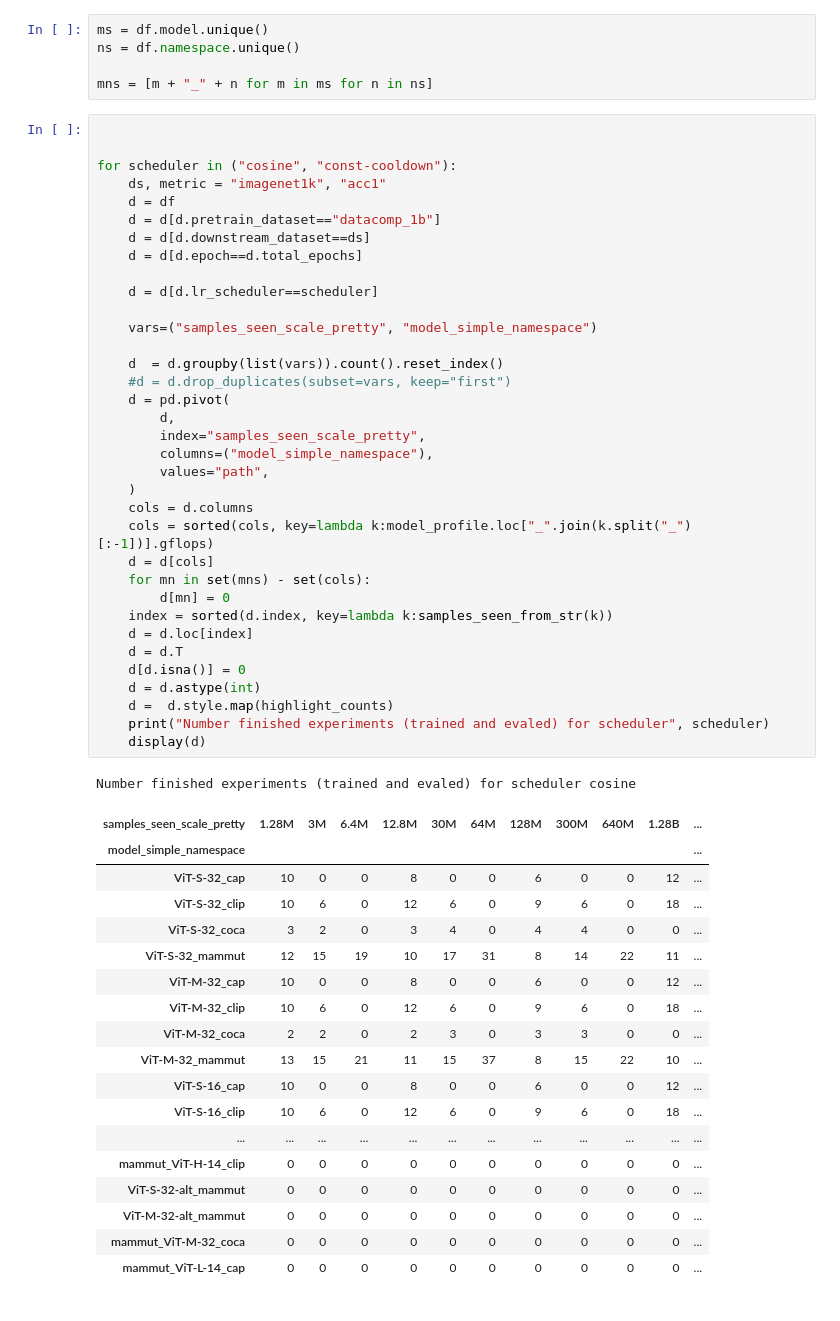
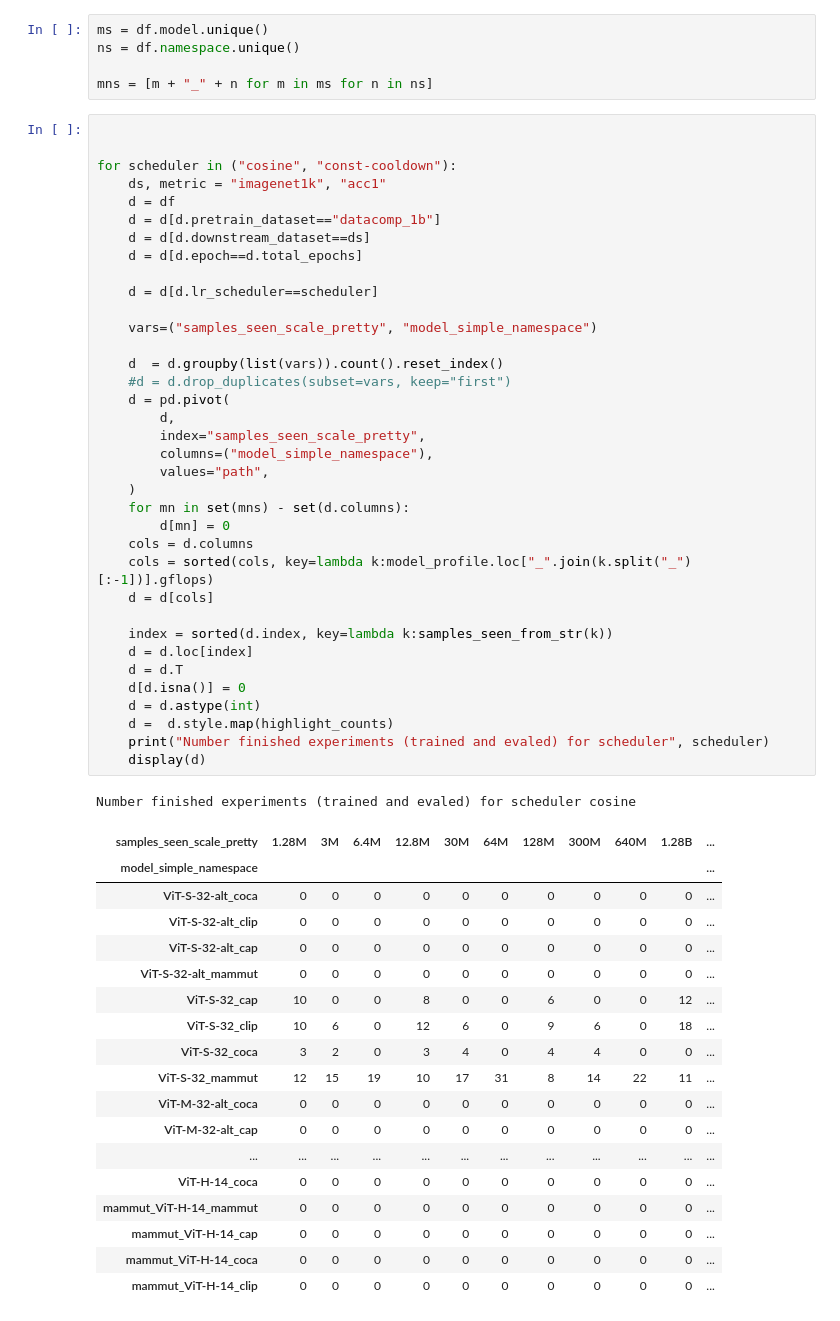
Before and after one commit to SLAMPAI/open_clip_scaling, a Jupyter notebook: overview.ipynb, the cells around one changed output. Drawn from its saved outputs; the diff is of its cells as text.

```diff
--- a/overview.ipynb
+++ b/overview.ipynb
@@ -66,51 +66,52 @@ for scheduler in ("cosine", "const-cooldown"):
     d = d[d.downstream_dataset==ds]
     d = d[d.epoch==d.total_epochs]
 
     d = d[d.lr_scheduler==scheduler]
 
     vars=("samples_seen_scale_pretty", "model_simple_namespace")
 
     d  = d.groupby(list(vars)).count().reset_index()
     #d = d.drop_duplicates(subset=vars, keep="first")
     d = pd.pivot(
         d,
         index="samples_seen_scale_pretty",
         columns=("model_simple_namespace"),
         values="path",
     )
+    for mn in set(mns) - set(d.columns):
+        d[mn] = 0
     cols = d.columns
     cols = sorted(cols, key=lambda k:model_profile.loc["_".join(k.split("_")[:-1])].gflops)
     d = d[cols]
-    for mn in set(mns) - set(cols):
-        d[mn] = 0
+
     index = sorted(d.index, key=lambda k:samples_seen_from_str(k))
     d = d.loc[index]
     d = d.T
     d[d.isna()] = 0
     d = d.astype(int)
     d =  d.style.map(highlight_counts)
     print("Number finished experiments (trained and evaled) for scheduler", scheduler)
     display(d)
 # %% [output]
 Number finished experiments (trained and evaled) for scheduler cosine
 | samples_seen_scale_pretty | 1.28M | 3M | 6.4M | 12.8M | 30M | 64M | 128M | 300M | 640M | 1.28B | ... |
 | model_simple_namespace |  |  |  |  |  |  |  |  |  |  | ... |
+| ViT-S-32-alt_coca | 0 | 0 | 0 | 0 | 0 | 0 | 0 | 0 | 0 | 0 | ... |
+| ViT-S-32-alt_clip | 0 | 0 | 0 | 0 | 0 | 0 | 0 | 0 | 0 | 0 | ... |
+| ViT-S-32-alt_cap | 0 | 0 | 0 | 0 | 0 | 0 | 0 | 0 | 0 | 0 | ... |
+| ViT-S-32-alt_mammut | 0 | 0 | 0 | 0 | 0 | 0 | 0 | 0 | 0 | 0 | ... |
 | ViT-S-32_cap | 10 | 0 | 0 | 8 | 0 | 0 | 6 | 0 | 0 | 12 | ... |
 | ViT-S-32_clip | 10 | 6 | 0 | 12 | 6 | 0 | 9 | 6 | 0 | 18 | ... |
 | ViT-S-32_coca | 3 | 2 | 0 | 3 | 4 | 0 | 4 | 4 | 0 | 0 | ... |
 | ViT-S-32_mammut | 12 | 15 | 19 | 10 | 17 | 31 | 8 | 14 | 22 | 11 | ... |
-| ViT-M-32_cap | 10 | 0 | 0 | 8 | 0 | 0 | 6 | 0 | 0 | 12 | ... |
-| ViT-M-32_clip | 10 | 6 | 0 | 12 | 6 | 0 | 9 | 6 | 0 | 18 | ... |
-| ViT-M-32_coca | 2 | 2 | 0 | 2 | 3 | 0 | 3 | 3 | 0 | 0 | ... |
-| ViT-M-32_mammut | 13 | 15 | 21 | 11 | 15 | 37 | 8 | 15 | 22 | 10 | ... |
-| ViT-S-16_cap | 10 | 0 | 0 | 8 | 0 | 0 | 6 | 0 | 0 | 12 | ... |
-| ViT-S-16_clip | 10 | 6 | 0 | 12 | 6 | 0 | 9 | 6 | 0 | 18 | ... |
+| ViT-M-32-alt_coca | 0 | 0 | 0 | 0 | 0 | 0 | 0 | 0 | 0 | 0 | ... |
+| ViT-M-32-alt_cap | 0 | 0 | 0 | 0 | 0 | 0 | 0 | 0 | 0 | 0 | ... |
 | ... | ... | ... | ... | ... | ... | ... | ... | ... | ... | ... | ... |
+| ViT-H-14_coca | 0 | 0 | 0 | 0 | 0 | 0 | 0 | 0 | 0 | 0 | ... |
+| mammut_ViT-H-14_mammut | 0 | 0 | 0 | 0 | 0 | 0 | 0 | 0 | 0 | 0 | ... |
+| mammut_ViT-H-14_cap | 0 | 0 | 0 | 0 | 0 | 0 | 0 | 0 | 0 | 0 | ... |
+| mammut_ViT-H-14_coca | 0 | 0 | 0 | 0 | 0 | 0 | 0 | 0 | 0 | 0 | ... |
 | mammut_ViT-H-14_clip | 0 | 0 | 0 | 0 | 0 | 0 | 0 | 0 | 0 | 0 | ... |
-| ViT-S-32-alt_mammut | 0 | 0 | 0 | 0 | 0 | 0 | 0 | 0 | 0 | 0 | ... |
-| ViT-M-32-alt_mammut | 0 | 0 | 0 | 0 | 0 | 0 | 0 | 0 | 0 | 0 | ... |
-| mammut_ViT-M-32_coca | 0 | 0 | 0 | 0 | 0 | 0 | 0 | 0 | 0 | 0 | ... |
-| mammut_ViT-L-14_cap | 0 | 0 | 0 | 0 | 0 | 0 | 0 | 0 | 0 | 0 | ... |
 Number finished experiments (trained and evaled) for scheduler const-cooldown
 | samples_seen_scale_pretty | 1.28M | 3M | 6.4M | 12.8M | 64M | 128M | 640M | 1.28B | 3B | 12.8B |
 | model_simple_namespace |  |  |  |  |  |  |  |  |  |  |
```
Also changed, not shown: parts of 1 cell of this notebook.
